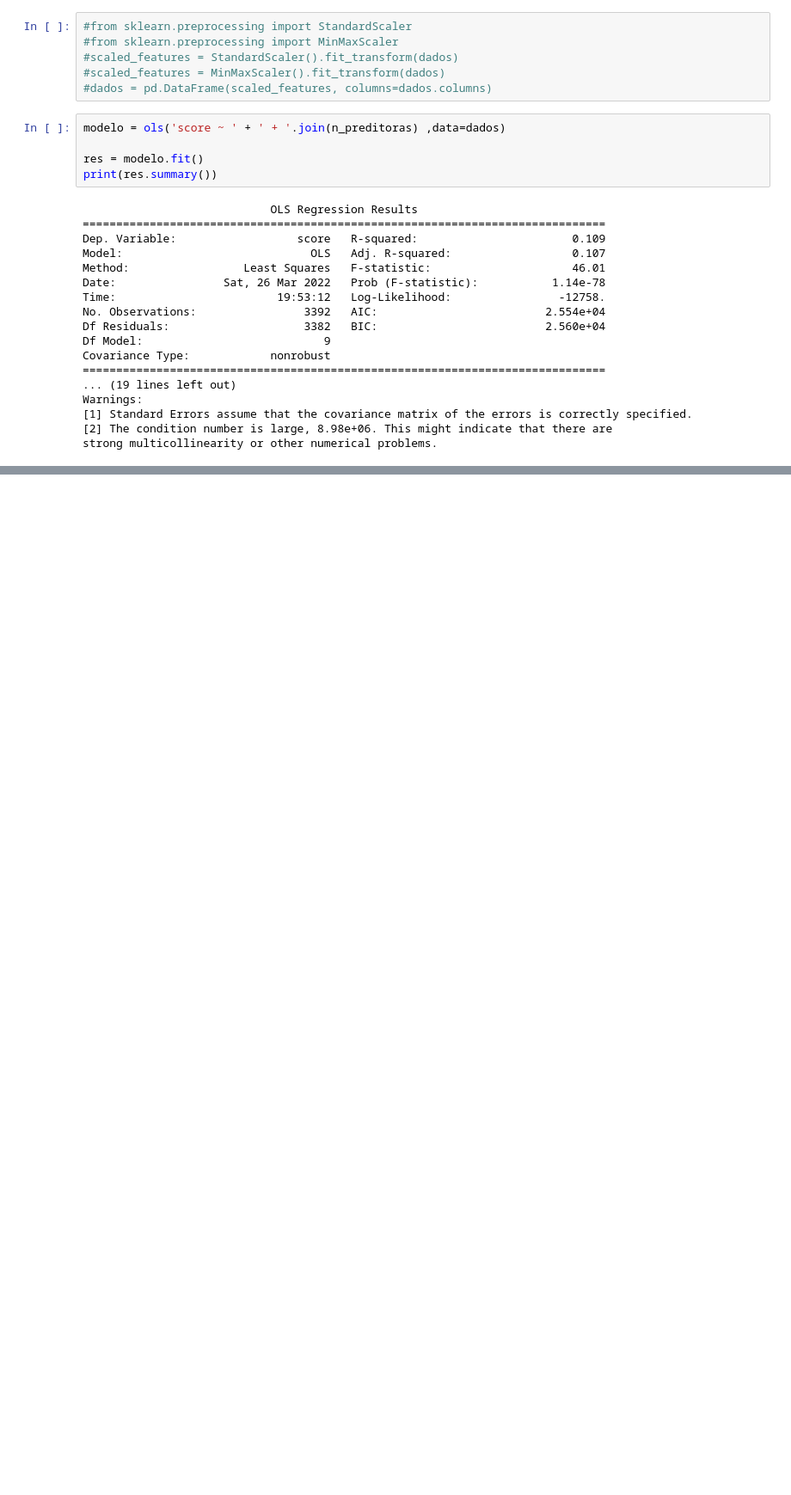
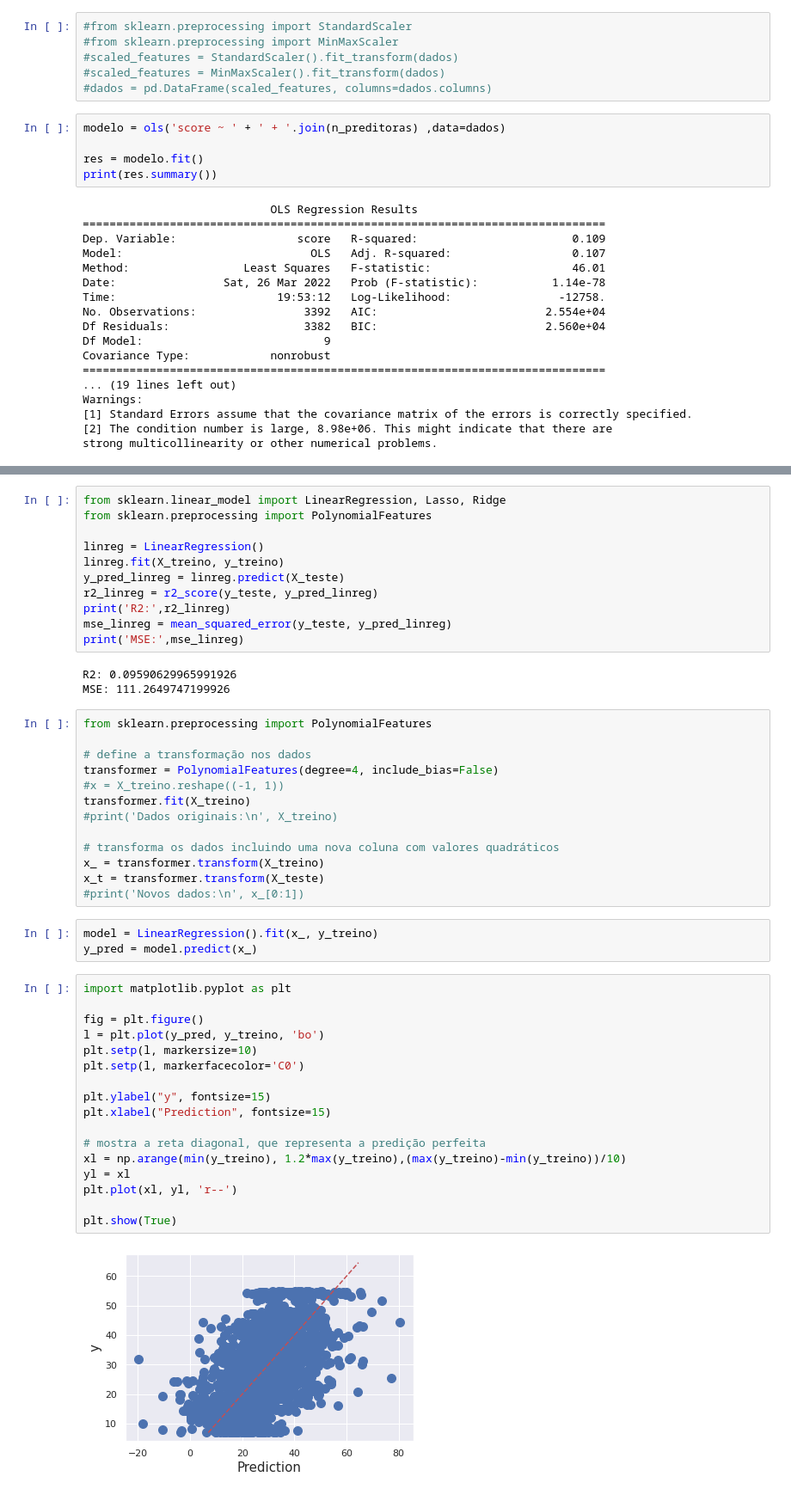
Before and after one commit to HedersonSantos/RegDatChallg, a Jupyter notebook: analise.ipynb, the cells around one changed output, grey strips where cells are left out. Shown at 86% size. Cells and saved outputs as stored; diff of their text form; blank space fills up the shorter version.

```diff
--- a/analise.ipynb
+++ b/analise.ipynb
@@ -288,0 +332,49 @@ strong multicollinearity or other numerical problems.
+# %%
+from sklearn.linear_model import LinearRegression, Lasso, Ridge
+from sklearn.preprocessing import PolynomialFeatures
+
+linreg = LinearRegression()
+linreg.fit(X_treino, y_treino)
+y_pred_linreg = linreg.predict(X_teste)
+r2_linreg = r2_score(y_teste, y_pred_linreg)
+print('R2:',r2_linreg)
+mse_linreg = mean_squared_error(y_teste, y_pred_linreg)
+print('MSE:',mse_linreg)
+# %% [output]
+R2: 0.09590629965991926
+MSE: 111.2649747199926
+# %%
+from sklearn.preprocessing import PolynomialFeatures
+
+# define a transformação nos dados
+transformer = PolynomialFeatures(degree=4, include_bias=False)
+#x = X_treino.reshape((-1, 1))
+transformer.fit(X_treino)
+#print('Dados originais:\n', X_treino)
+
+# transforma os dados incluindo uma nova coluna com valores quadráticos
+x_ = transformer.transform(X_treino)
+x_t = transformer.transform(X_teste)
+#print('Novos dados:\n', x_[0:1])
+# %%
+model = LinearRegression().fit(x_, y_treino)
+y_pred = model.predict(x_)
+# %%
+import matplotlib.pyplot as plt
+
+fig = plt.figure()
+l = plt.plot(y_pred, y_treino, 'bo')
+plt.setp(l, markersize=10)
+plt.setp(l, markerfacecolor='C0')
+
+plt.ylabel("y", fontsize=15)
+plt.xlabel("Prediction", fontsize=15)
+
+# mostra a reta diagonal, que representa a predição perfeita
+xl = np.arange(min(y_treino), 1.2*max(y_treino),(max(y_treino)-min(y_treino))/10)
+yl = xl
+plt.plot(xl, yl, 'r--')
+
+plt.show(True)
+# %% [output]
+[figure, added]
```
Also changed, not shown: parts of 4 cells of this notebook.
